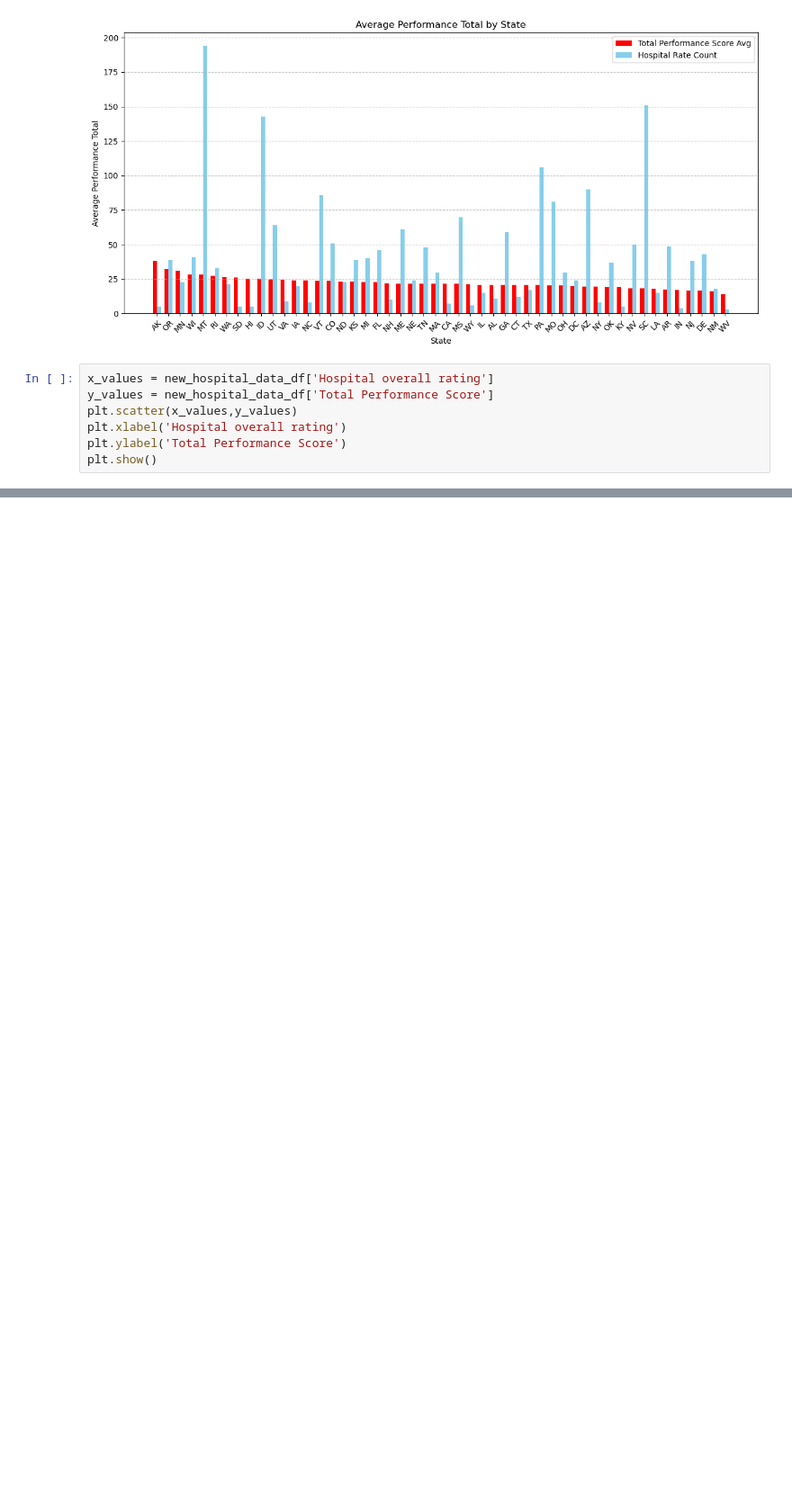
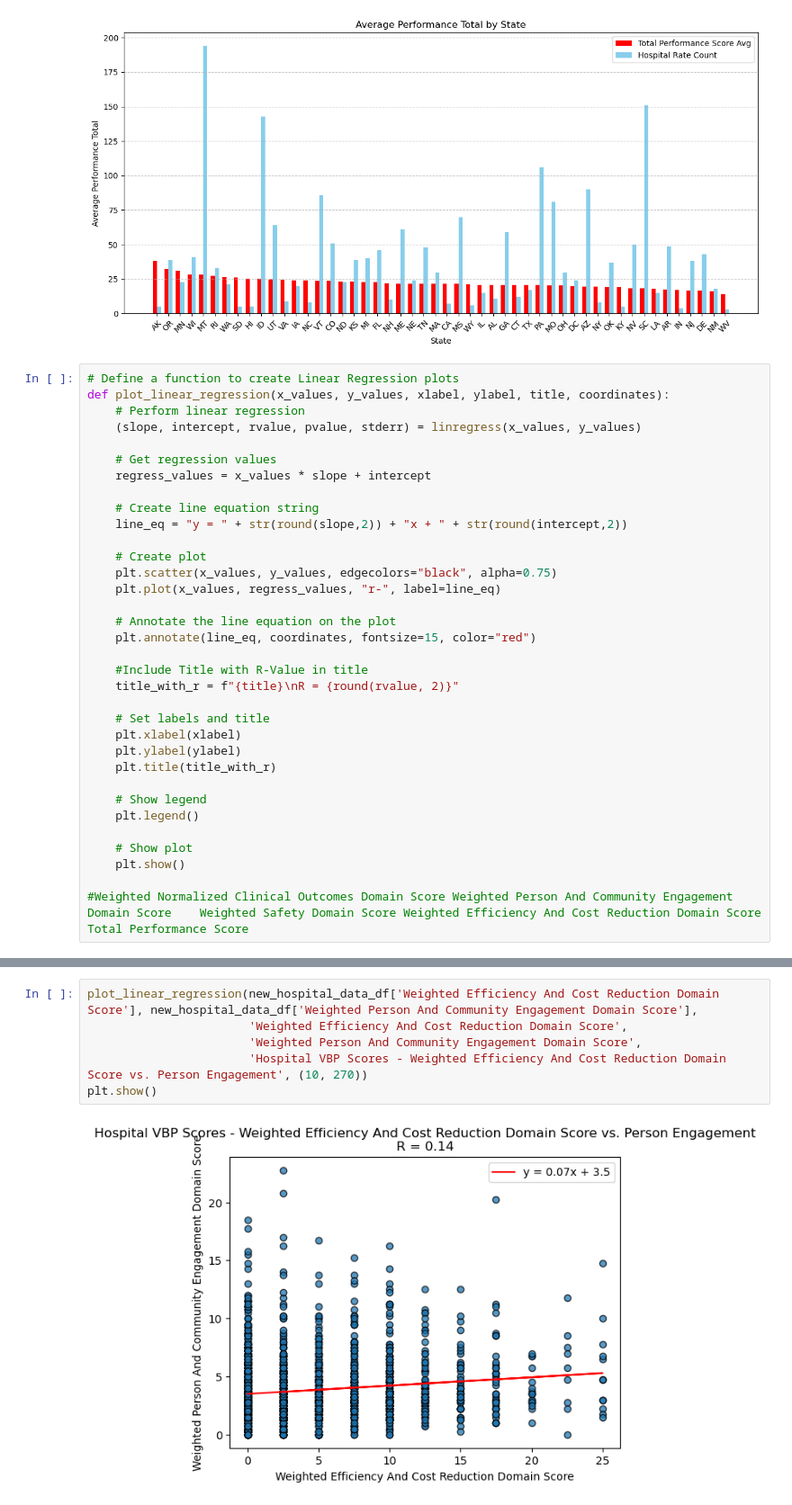
Before and after one commit to ElizabethVandergrift/Hospital_Metrics_Analysis, a Jupyter notebook: Project-1.ipynb, the cells around one changed output, grey strips where cells are left out. Shown at 90% size. Cells and saved outputs as stored; diff of their text form; blank space fills up the shorter version.

```diff
--- a/Project-1.ipynb
+++ b/Project-1.ipynb
@@ -291,9 +382,36 @@ plt.show()
 # %% [output]
 [figure]
 # %%
-x_values = new_hospital_data_df['Hospital overall rating']
-y_values = new_hospital_data_df['Total Performance Score']
-plt.scatter(x_values,y_values)
-plt.xlabel('Hospital overall rating')
-plt.ylabel('Total Performance Score')
-plt.show()
+# Define a function to create Linear Regression plots
+def plot_linear_regression(x_values, y_values, xlabel, ylabel, title, coordinates):
+    # Perform linear regression
+    (slope, intercept, rvalue, pvalue, stderr) = linregress(x_values, y_values)
+
+    # Get regression values
+    regress_values = x_values * slope + intercept
+
+    # Create line equation string
+    line_eq = "y = " + str(round(slope,2)) + "x + " + str(round(intercept,2))
+
+    # Create plot
+    plt.scatter(x_values, y_values, edgecolors="black", alpha=0.75)
+    plt.plot(x_values, regress_values, "r-", label=line_eq)
+
+    # Annotate the line equation on the plot
+    plt.annotate(line_eq, coordinates, fontsize=15, color="red")
+
+    #Include Title with R-Value in title
+    title_with_r = f"{title}\nR = {round(rvalue, 2)}"
+
+    # Set labels and title
+    plt.xlabel(xlabel)
+    plt.ylabel(ylabel)
+    plt.title(title_with_r)
+
+    # Show legend
+    plt.legend()
+
+    # Show plot
+    plt.show()
+
+#Weighted Normalized Clinical Outcomes Domain Score	Weighted Person And Community Engagement Domain Score	Weighted Safety Domain Score Weighted Efficiency And Cost Reduction Domain Score	Total Performance Score
@@ -301,0 +438,8 @@ plt.show()
+# %%
+plot_linear_regression(new_hospital_data_df['Weighted Efficiency And Cost Reduction Domain Score'], new_hospital_data_df['Weighted Person And Community Engagement Domain Score'],
+                       'Weighted Efficiency And Cost Reduction Domain Score',
+                       'Weighted Person And Community Engagement Domain Score',
+                       'Hospital VBP Scores - Weighted Efficiency And Cost Reduction Domain Score vs. Person Engagement', (10, 270))
+plt.show()
+# %% [output]
+[figure, added]
```
Also changed, not shown: parts of 28 cells of this notebook, 2 other files.
